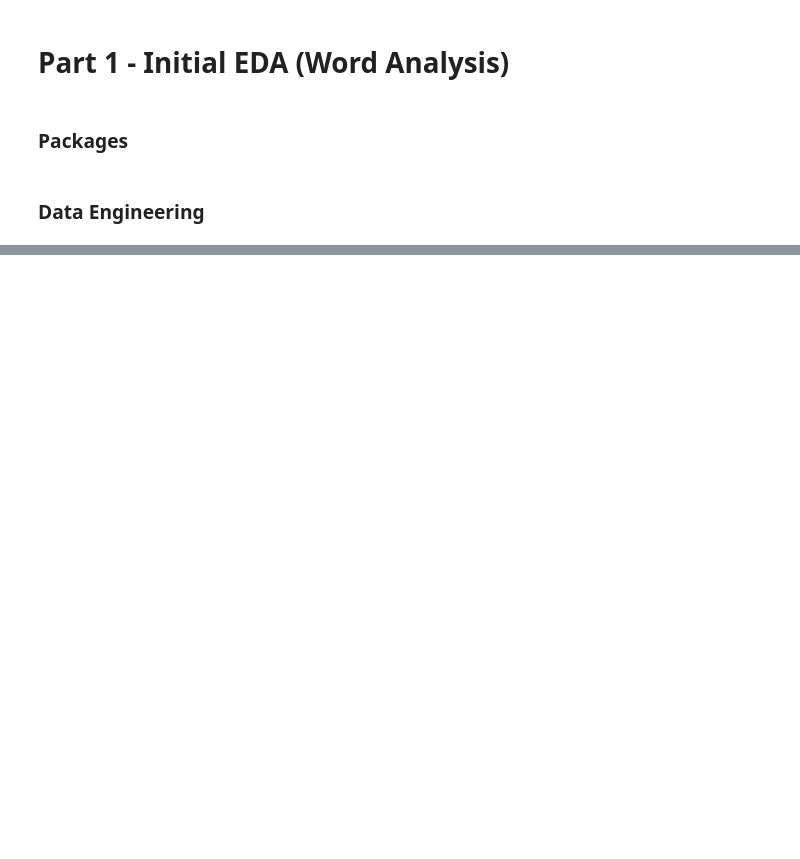
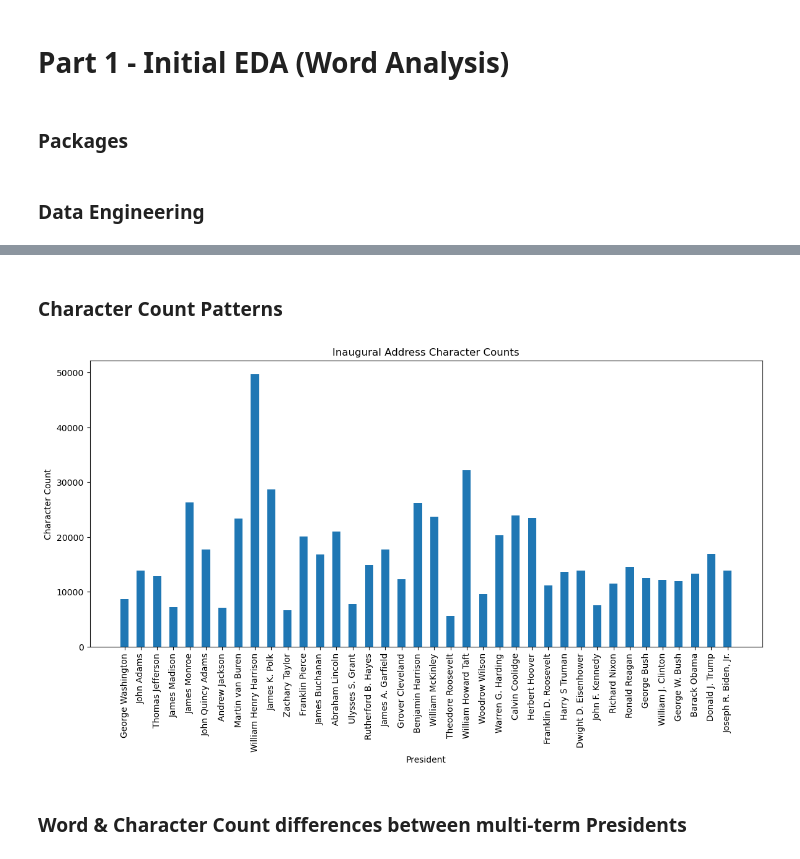
Before and after one commit to UCB-stat-159-f25/final-group19, a Jupyter notebook: part1.ipynb, the cells around one changed output, grey strips where cells are left out. Saved outputs shown, nothing was run; the diff lists cells and outputs as text; code cells hidden in the pictures; blank space fills up the shorter version.

```diff
--- a/part1.ipynb
+++ b/part1.ipynb
@@ -27,0 +48,12 @@ data.head(5)
+# %% [markdown]
+### Character Count Patterns
+# %%
+plt.figure(figsize=(14, 6))
+plt.bar(data["president_name"], data["character count"], width=0.5)
+plt.title("Inaugural Address Character Counts")
+plt.xlabel("President")
+plt.ylabel("Character Count")
+plt.xticks(rotation=90)
+plt.show()
+# %% [output]
+[figure, added]
@@ -27,0 +62,2 @@ data.head(5)
+# %% [markdown]
+### Word & Character Count differences between multi-term Presidents
```
Also changed, not shown: parts of 13 cells of this notebook, 1 other file.
